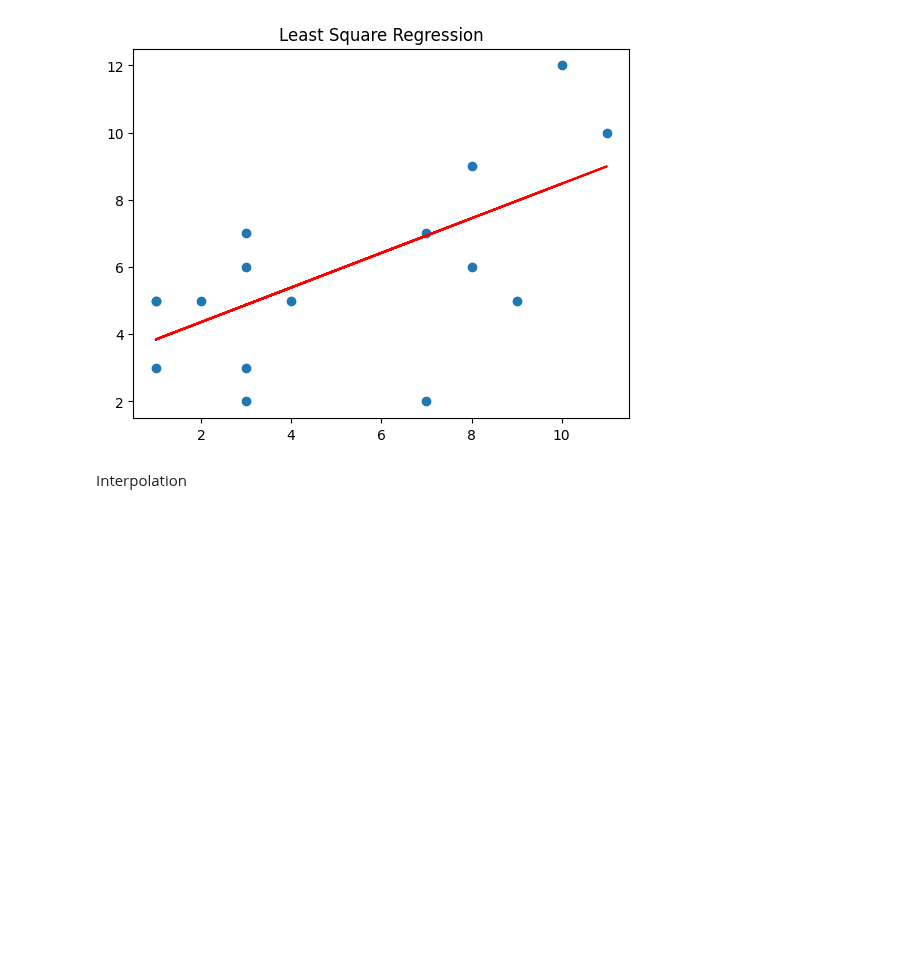
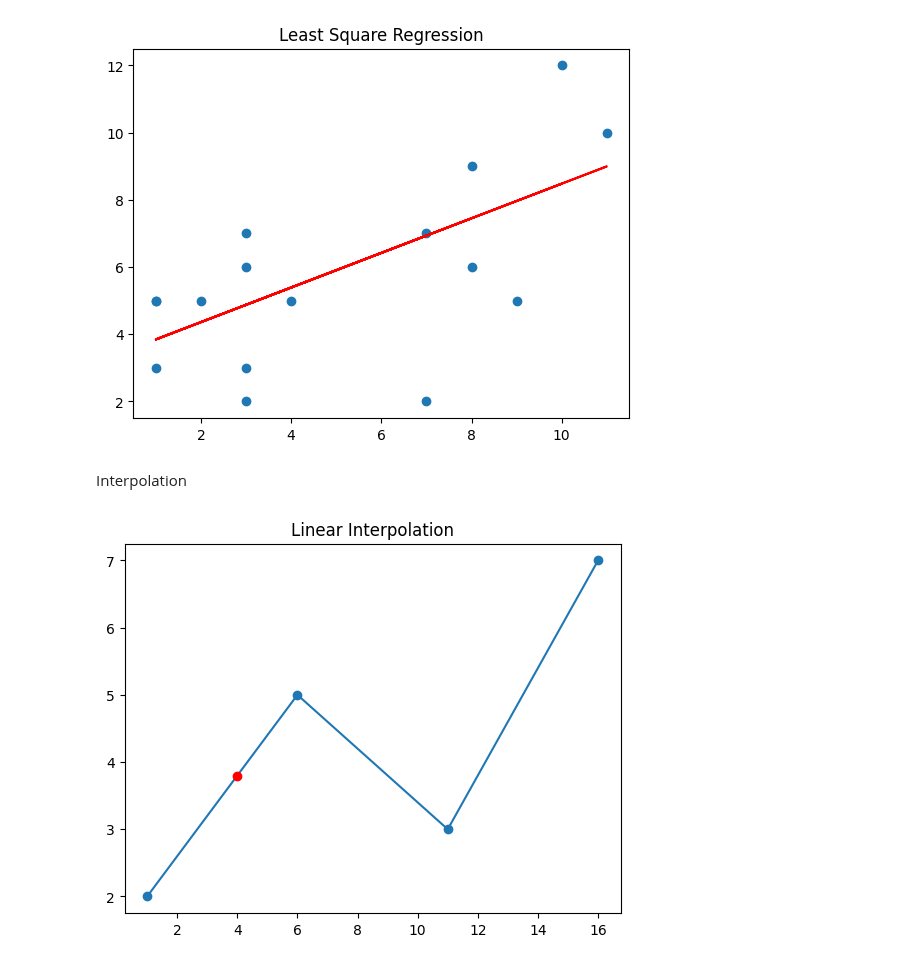
Before and after one commit to shackiru/Scientific-Computing, a Jupyter notebook: Session 03/plotting.ipynb, the cells around one changed output. Cells and saved outputs as stored; diff of their text form; code cells hidden in the pictures; blank space fills up the shorter version.

```diff
--- a/Session 03/plotting.ipynb
+++ b/Session 03/plotting.ipynb
@@ -50,16 +50,18 @@ plt.show()
 # %% [markdown]
 Interpolation
 # %%
-from scipy.interpolate import interp1d
+from scipy.interpolate import interp1d, CubicSpline
 x = [1, 6, 11, 16 ]
 y  = [2, 5, 3, 7 ]
 
 plt.title("Linear Interpolation")
-plt.plot(x, y, '0-')
+plt.plot(x, y, 'o-')
 
 x_cari = 4
 functionLinear = interp1d(x, y)
 y_cari = functionLinear(x_cari)
 
 plt.plot(x_cari, y_cari, 'ro')
 plt.show()
+# %% [output]
+[figure, added]
```
Also changed, not shown: parts of 1 cell of this notebook.
